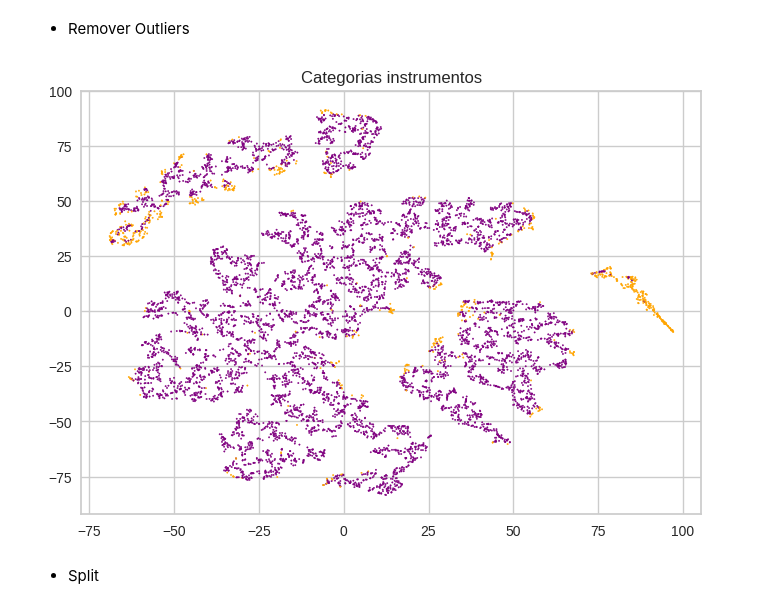
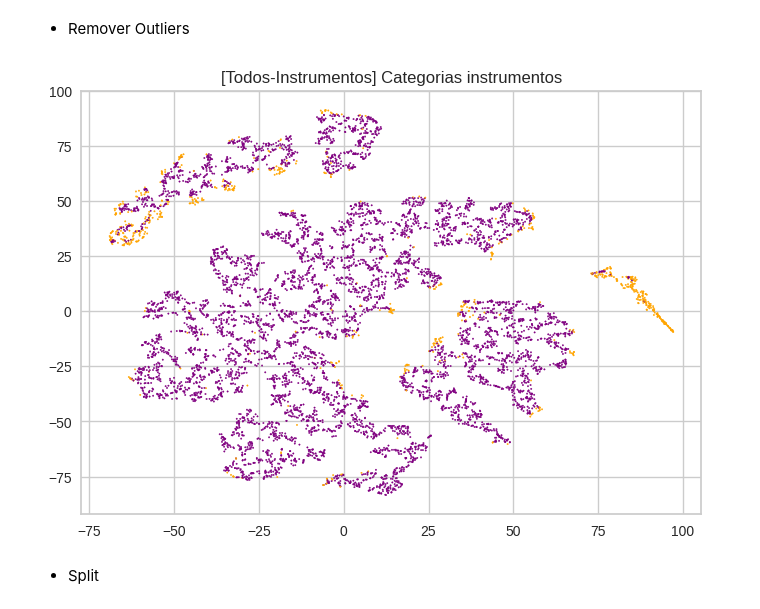
Before and after one commit to Douglas-cc/detected_instruments, a Jupyter notebook: notebooks/clf_genero_inst.ipynb, the cells around one changed output. Cells and saved outputs as stored; diff of their text form; code cells hidden in the pictures.

```diff
--- a/notebooks/clf_genero_inst.ipynb
+++ b/notebooks/clf_genero_inst.ipynb
@@ -133,9 +133,9 @@ df_cat_inst
 # %% [markdown]
 - Remover Outliers
 # %%
-graphic_anomalies(df_cat_inst.drop(columns=["instrumento", "cat_inst"]), 'Categorias instrumentos')
+graphic_anomalies(df_cat_inst.drop(columns=["instrumento", "cat_inst"]), '[Todos-Instrumentos] Categorias instrumentos')
 # %% [output]
-[figure, old version]
+[figure, new version]
 # %%
 # remover outilers do dataframe
 new_df = remove_outilers(df_cat_inst.drop(columns=["instrumento", "cat_inst"]))
```
Also changed, not shown: parts of 13 cells of this notebook, 18 other files.
